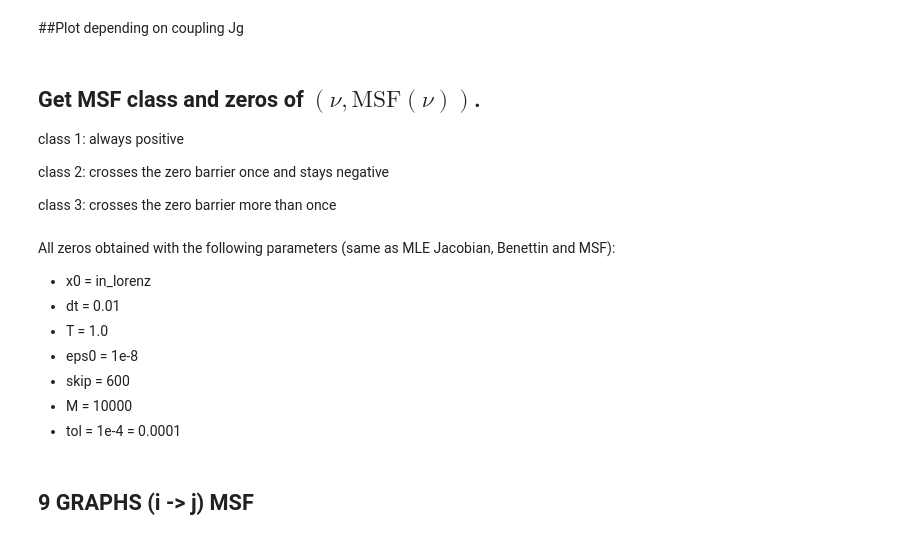
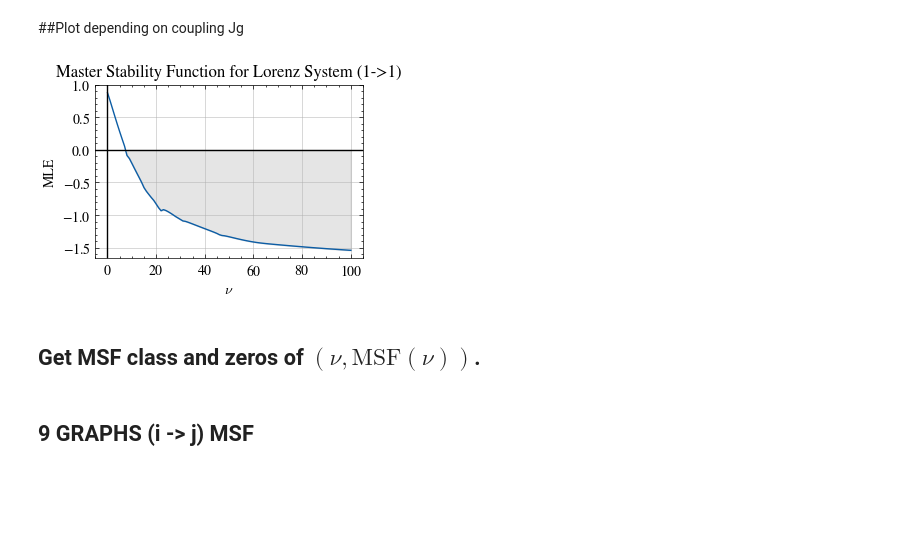
Before and after one commit to amontanesdelucas/Master-Thesis, a Jupyter notebook: thesis_code__synchronization_ALMA.ipynb, the cells around one changed output. Drawn from its saved outputs; the diff is of its cells as text; code cells hidden in the pictures; blank space fills up the shorter version.

```diff
--- a/thesis_code__synchronization_ALMA.ipynb
+++ b/thesis_code__synchronization_ALMA.ipynb
@@ -486,15 +428,11 @@ def lorenz_msf_plot(x0, nu_range, i, j, T=0.5, dt=0.01, eps0=1e-8, sigma=10.0, r
         plt.fill_between(nu_range, msf_values, 0, where=(msf_values < 0), color='gray', alpha=0.2)
     plt.tight_layout()
 # %%
-# lorenz_msf_plot(x0=in_lorenz, nu_range=np.linspace(0, 100, 101), i=1, j=1, T=0.5)
+lorenz_msf_plot(x0=in_lorenz, nu_range=np.linspace(0, 100, 101), i=1, j=1, T=0.5)
+# %% [output]
+[figure, added]
 # %% [markdown]
 ## Get MSF class and zeros of $(\nu, \text{MSF}(\nu))$.
-
-class 1: always positive
-
-class 2: crosses the zero barrier once and stays negative
-
-class 3: crosses the zero barrier more than once
 # %%
 # VERY SLOW
 def get_msf_class_zeros_slow(x0, nu_range, i, j, T, dt=0.01, eps0=1e-8, sigma=10.0, rho=28.0, beta=8.0/3.0, skip=30, M=300):
@@ -569,16 +479,6 @@ def get_msf_zero(x0, nu0, nu1, i, j, T, dt=0.01, eps0=1e-8, sigma=10.0, rho=28.0
         print(f'Iteration {k+1} completed, nu_med={nu_med}')
 
     return (nu0 + nu1) / 2.0, (nu1 - nu0) / 2.0
-# %% [markdown]
-All zeros obtained with the following parameters (same as MLE Jacobian, Benettin and MSF):
-
-* x0 = in_lorenz
-* dt = 0.01
-* T = 1.0
-* eps0 = 1e-8
-* skip = 600
-* M = 10000
-* tol = 1e-4 = 0.0001
 # %%
 x0 = in_lorenz
 dt = 0.01
```
Also changed, not shown: parts of 46 cells of this notebook.
